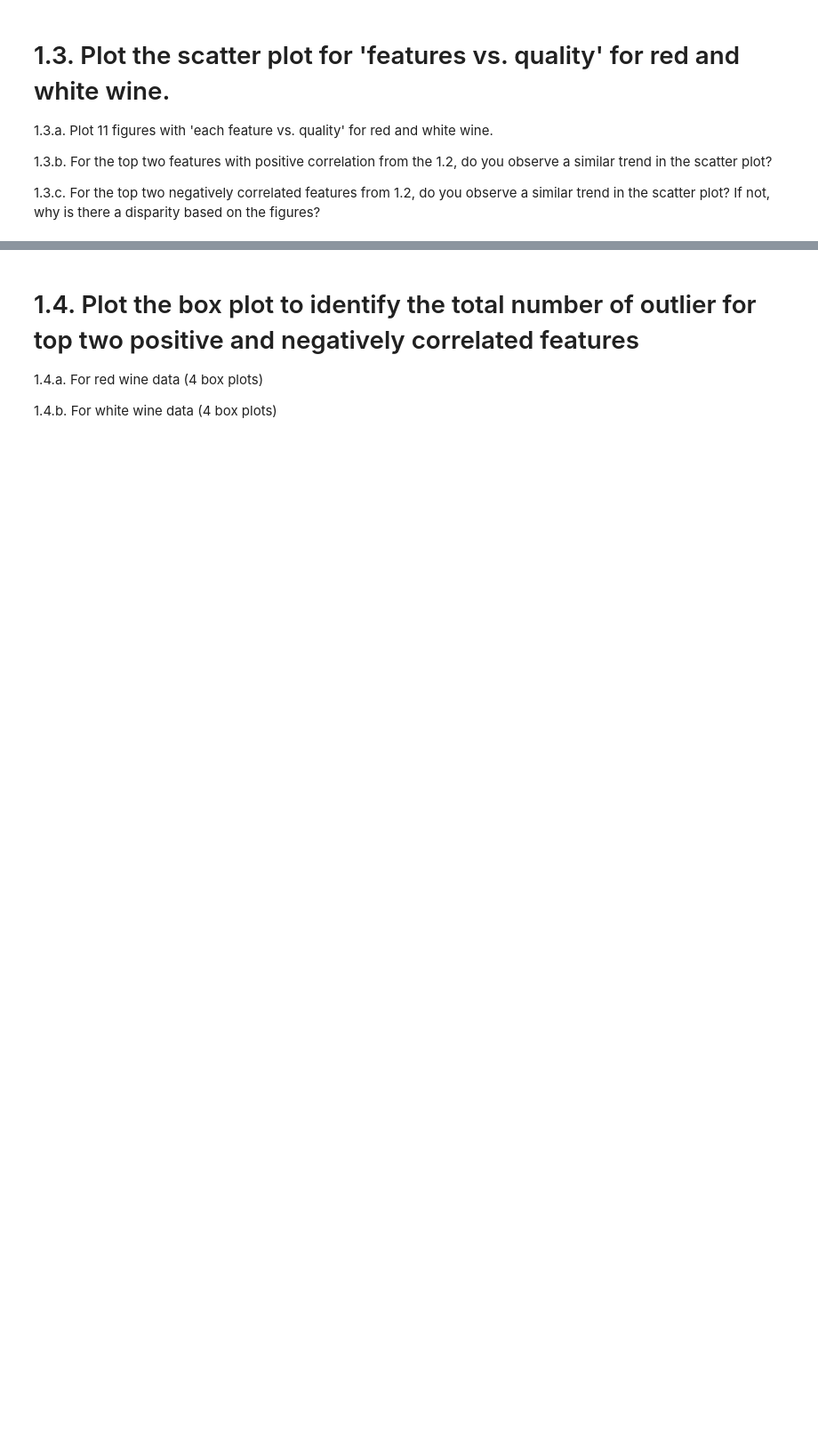
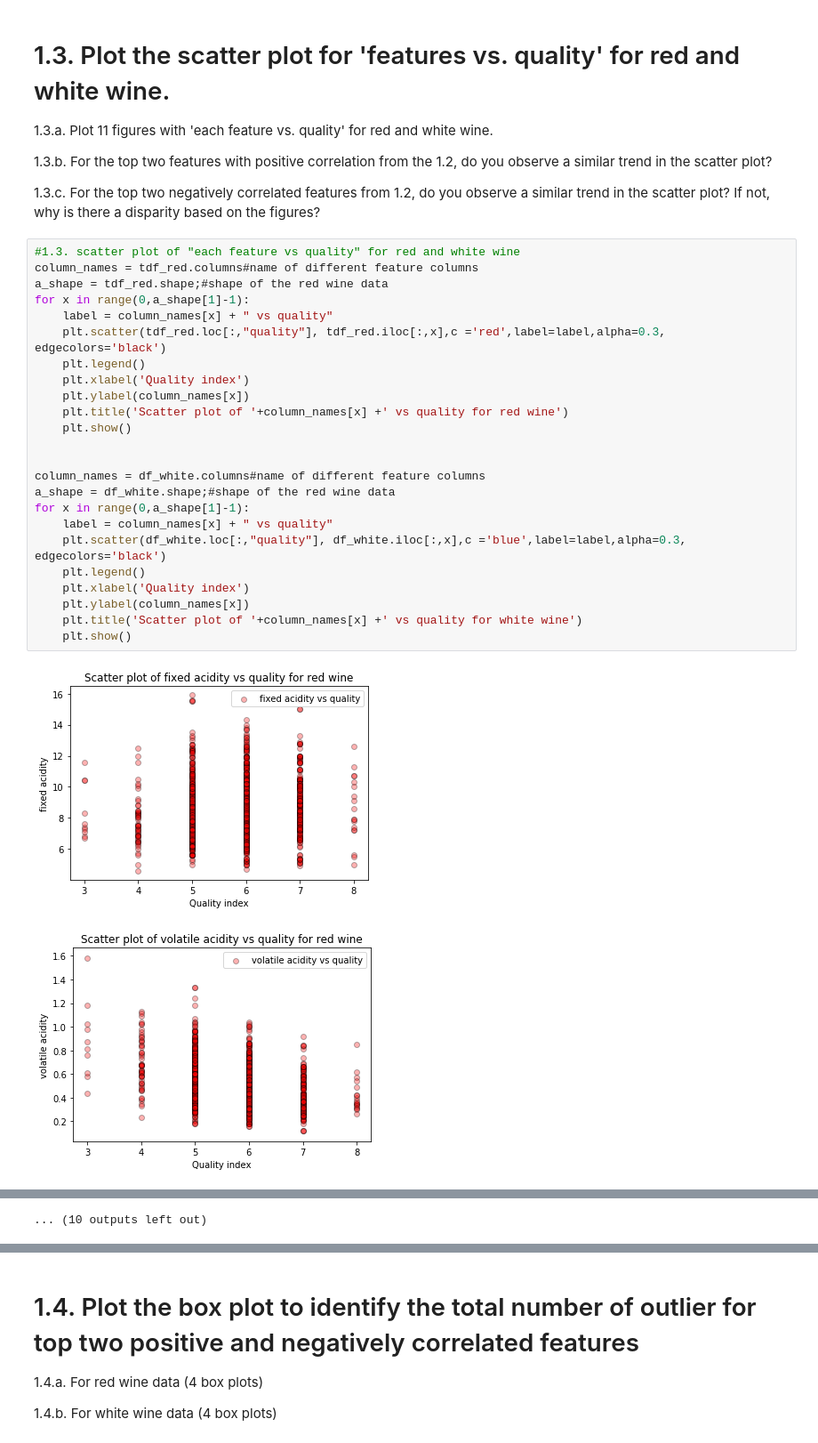
Before and after one commit to sidharthpunia/sidharthpunia.github.io, a Jupyter notebook: Assignment_1.ipynb, the cells around one changed output, grey strips where cells are left out. Shown at 89% size. Cells and saved outputs as stored; diff of their text form; blank space fills up the shorter version.

```diff
--- a/Assignment_1.ipynb
+++ b/Assignment_1.ipynb
@@ -85,3 +200,30 @@ Do this separately for red and white wine.
 
 1.3.c. For the top two negatively correlated features from 1.2, do you observe a similar trend in the scatter plot?
 If not, why is there a disparity based on the figures?
+# %%
+#1.3. scatter plot of "each feature vs quality" for red and white wine
+column_names = tdf_red.columns#name of different feature columns
+a_shape = tdf_red.shape;#shape of the red wine data
+for x in range(0,a_shape[1]-1):
+    label = column_names[x] + " vs quality"
+    plt.scatter(tdf_red.loc[:,"quality"], tdf_red.iloc[:,x],c ='red',label=label,alpha=0.3, edgecolors='black')
+    plt.legend()
+    plt.xlabel('Quality index')
+    plt.ylabel(column_names[x])
+    plt.title('Scatter plot of '+column_names[x] +' vs quality for red wine')
+    plt.show()
+
+
+column_names = df_white.columns#name of different feature columns
+a_shape = df_white.shape;#shape of the red wine data
+for x in range(0,a_shape[1]-1):
+    label = column_names[x] + " vs quality"
+    plt.scatter(df_white.loc[:,"quality"], df_white.iloc[:,x],c ='blue',label=label,alpha=0.3, edgecolors='black')
+    plt.legend()
+    plt.xlabel('Quality index')
+    plt.ylabel(column_names[x])
+    plt.title('Scatter plot of '+column_names[x] +' vs quality for white wine')
+    plt.show()
+# %% [output]
+[figure, added]
+[figure, added]
@@ -87,0 +240 @@ If not, why is there a disparity based on the figures?
+... (10 outputs left out)
```
Also changed, not shown: parts of 27 cells of this notebook.
